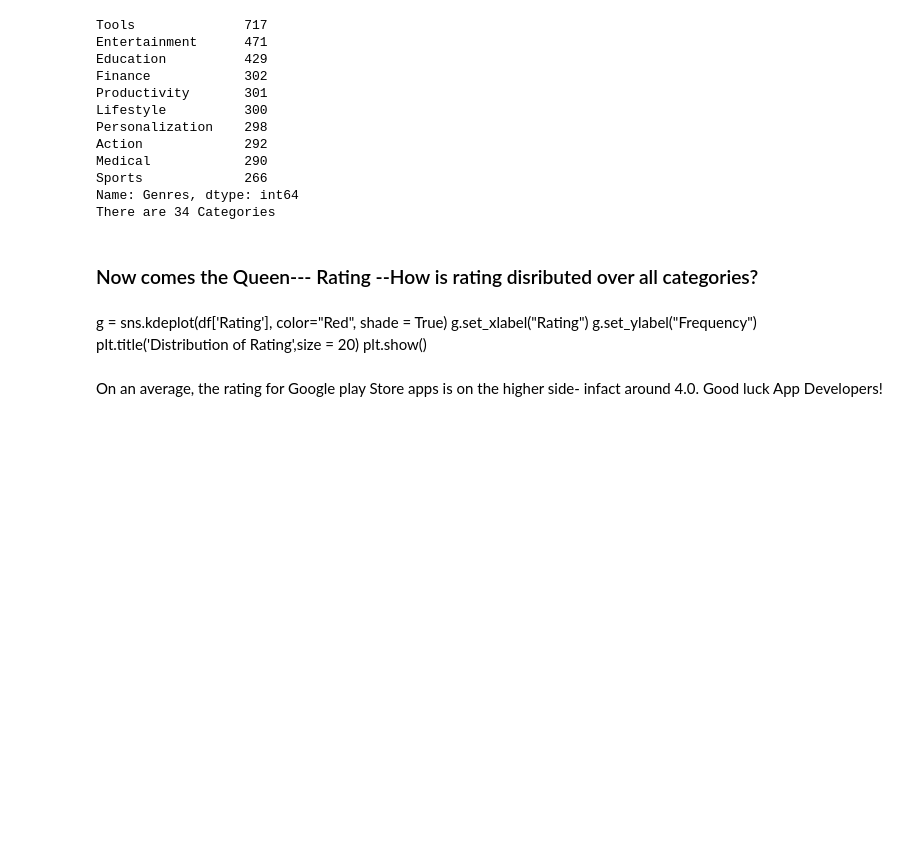
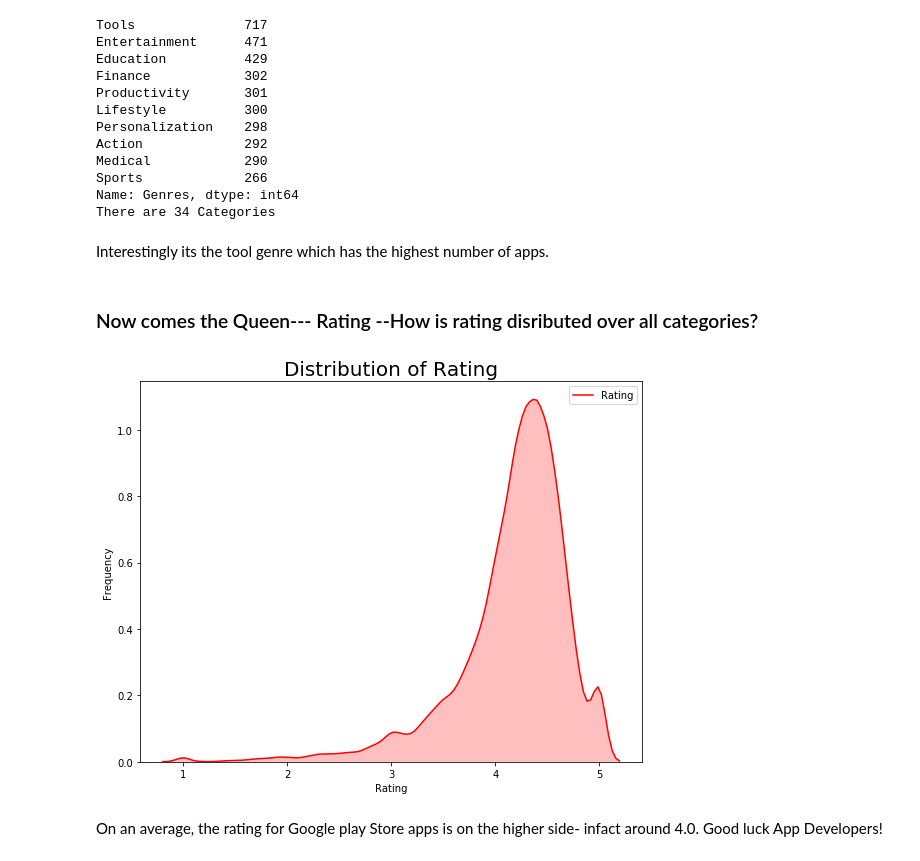
Before and after one commit to satarupa5/GooglePlayStore, a Jupyter notebook: EDA_Final.ipynb, the cells around one changed output. Saved outputs shown, nothing was run; the diff lists cells and outputs as text; code cells hidden in the pictures; blank space fills up the shorter version.

```diff
--- a/EDA_Final.ipynb
+++ b/EDA_Final.ipynb
@@ -384,12 +382,16 @@ Interestingly its the tool genre which has the highest number of apps.
+# %% [markdown]
+Interestingly its the tool genre which has the highest number of apps.
 # %% [markdown]
 ### Now comes the Queen--- Rating --How is rating disributed over all categories?
-# %% [markdown]
-
-g = sns.kdeplot(df['Rating'], color="Red", shade = True)
-g.set_xlabel("Rating")
-g.set_ylabel("Frequency")
-plt.title('Distribution of Rating',size = 20)
-plt.show()
+# %%
+
+g = sns.kdeplot(df['Rating'], color="Red", shade = True)
+g.set_xlabel("Rating")
+g.set_ylabel("Frequency")
+plt.title('Distribution of Rating',size = 20)
+plt.show()
+# %% [output]
+[figure, added]
 # %% [markdown]
 On an average, the rating for Google play Store apps is on the higher side- infact around 4.0.
 Good luck App Developers!
```
Also changed, not shown: parts of 30 cells of this notebook.
